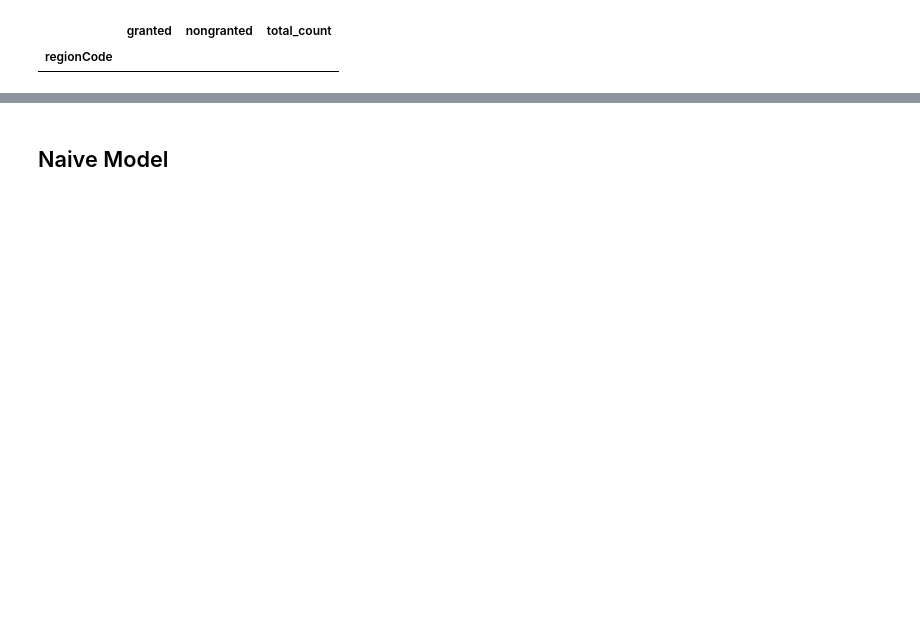
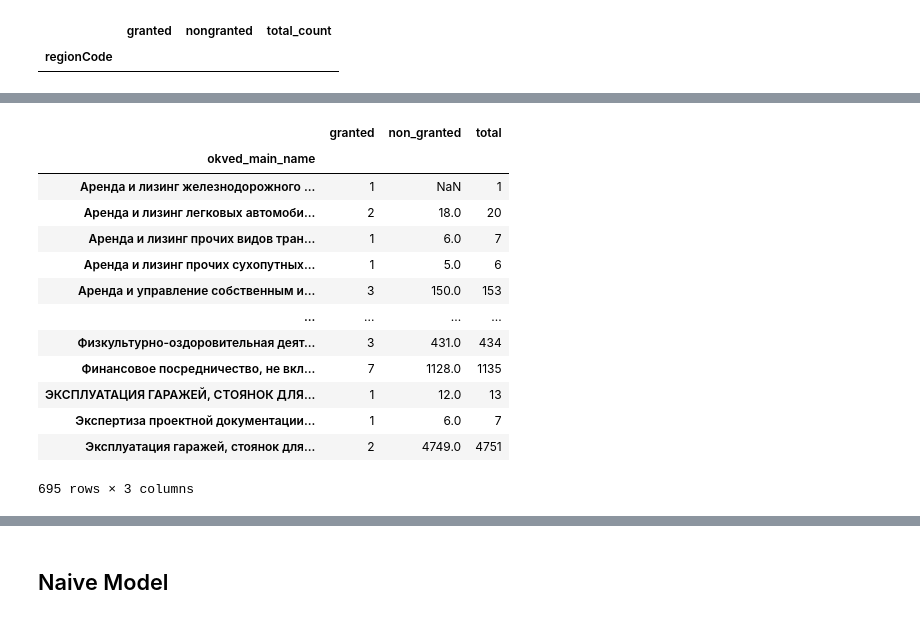
Before and after one commit to Elen-Skri/Projects-DSC, a Jupyter notebook: Teplitsa_hackaton/Case_1_nko_FE.ipynb, the cells around one changed output, grey strips where cells are left out. Drawn from its saved outputs; the diff is of its cells as text; code cells hidden in the pictures; blank space fills up the shorter version.

```diff
--- a/Teplitsa_hackaton/Case_1_nko_FE.ipynb
+++ b/Teplitsa_hackaton/Case_1_nko_FE.ipynb
@@ -276,0 +299,2 @@ Name: regionName, dtype: int64
+# %%
+data['lifetime'] = data.dateLiquid - data.datebeg
@@ -276,0 +395,21 @@ Name: regionName, dtype: int64
+# %%
+okved_target = pd.DataFrame()
+okved_target['granted'] = data[data.target == 1].groupby('okved_main_name')['ogrn'].count()
+okved_target['non_granted'] = data[data.target == 0].groupby('okved_main_name')['ogrn'].count()
+okved_target['total'] = data.groupby('okved_main_name').ogrn.count()
+okved_target
+# %% [output]
+|  | granted | non_granted | total |
+| okved_main_name |  |  |  |
+| Аренда и лизинг железнодорожного ... | 1 | NaN | 1 |
+| Аренда и лизинг легковых автомоби... | 2 | 18.0 | 20 |
+| Аренда и лизинг прочих видов тран... | 1 | 6.0 | 7 |
+| Аренда и лизинг прочих сухопутных... | 1 | 5.0 | 6 |
+| Аренда и управление собственным и... | 3 | 150.0 | 153 |
+| ... | ... | ... | ... |
+| Физкультурно-оздоровительная деят... | 3 | 431.0 | 434 |
+| Финансовое посредничество, не вкл... | 7 | 1128.0 | 1135 |
+| ЭКСПЛУАТАЦИЯ ГАРАЖЕЙ, СТОЯНОК ДЛЯ... | 1 | 12.0 | 13 |
+| Экспертиза проектной документации... | 1 | 6.0 | 7 |
+| Эксплуатация гаражей, стоянок для... | 2 | 4749.0 | 4751 |
+695 rows × 3 columns
```
Also changed, not shown: parts of 52 cells of this notebook.
